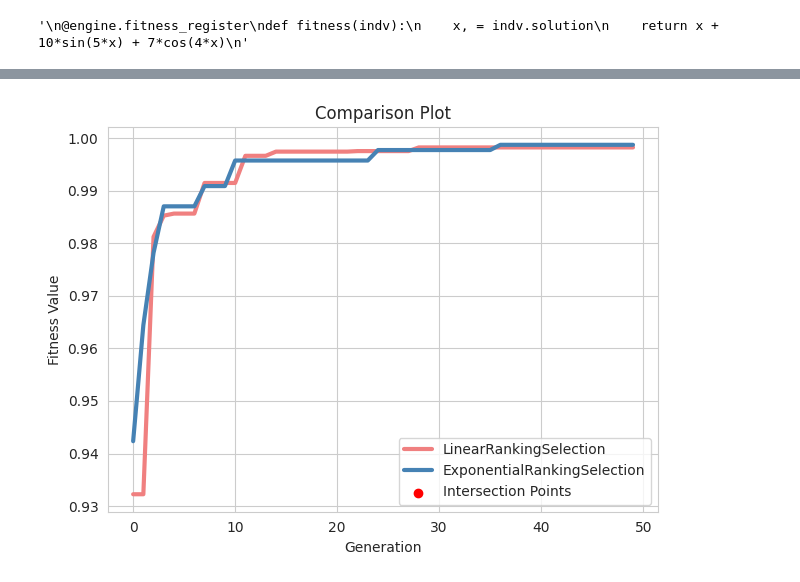
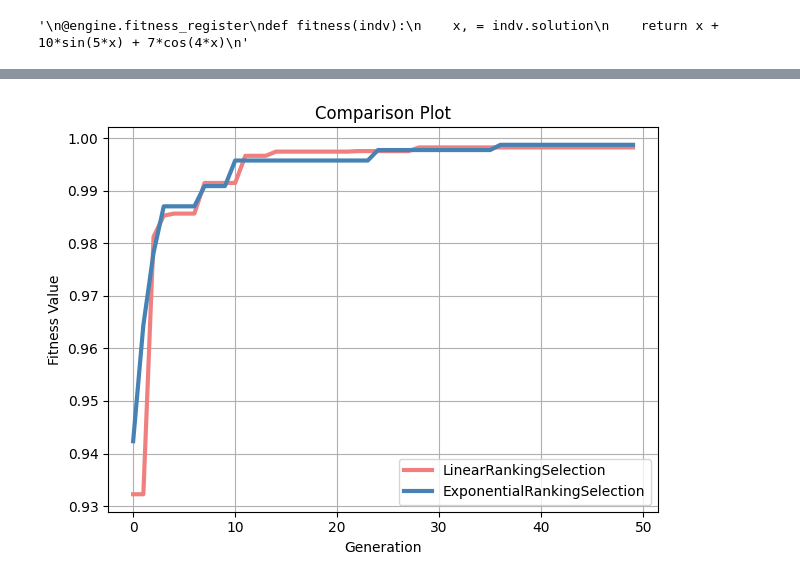
Before and after one commit to cr9294/2024-Data-insights, a Jupyter notebook: 2/2.new.new.ipynb, the cells around one changed output, grey strips where cells are left out. Saved outputs shown, nothing was run; the diff lists cells and outputs as text; code cells hidden in the pictures.

```diff
--- a/2/2.new.new.ipynb
+++ b/2/2.new.new.ipynb
@@ -216,35 +216,35 @@ if file1_data and file2_data:
     # Adding shaded region between the two curves
 
     #plt.fill_between(x_values_file1,y_values_file1, y_values_file2, color='darkslategrey', alpha=0.5)
-
+    """
     # Find and mark intersection points
     intersection_x, intersection_y = find_intersection_points(x_values_file1, y_values_file1, y_values_file2)
     plt.scatter(intersection_x, intersection_y, color='red', label='Intersection Points')
     # Adjust rtol value if needed
     indices = np.where(np.isclose(y_values_file1, y_values_file2, rtol=1e-30))
-
+    """
     # Adding labels and title
     plt.xlabel('Generation')
     plt.ylabel('Fitness Value')
     plt.title('Comparison Plot')
 
     # Adding a legend
     plt.legend()
 
     # Adding grid lines
     plt.grid(True)
 
     # Display the plot with a better layout
     plt.tight_layout()
 
     # Annotating intersection points with coordinates
     """
     for x, y in zip(intersection_x, intersection_y):
         plt.annotate(f'({x:.2f}, {y:.2f})', (x, y), textcoords="offset points", xytext=(0,10), ha='center', fontsize=8, color='red')
     """
     # Show the plot
     plt.show()
 else:
     print("Error reading data from files.")
 # %% [output]
-[figure, old version]
+[figure, new version]
```
Also changed, not shown: parts of 2 cells of this notebook, 6 other files.
